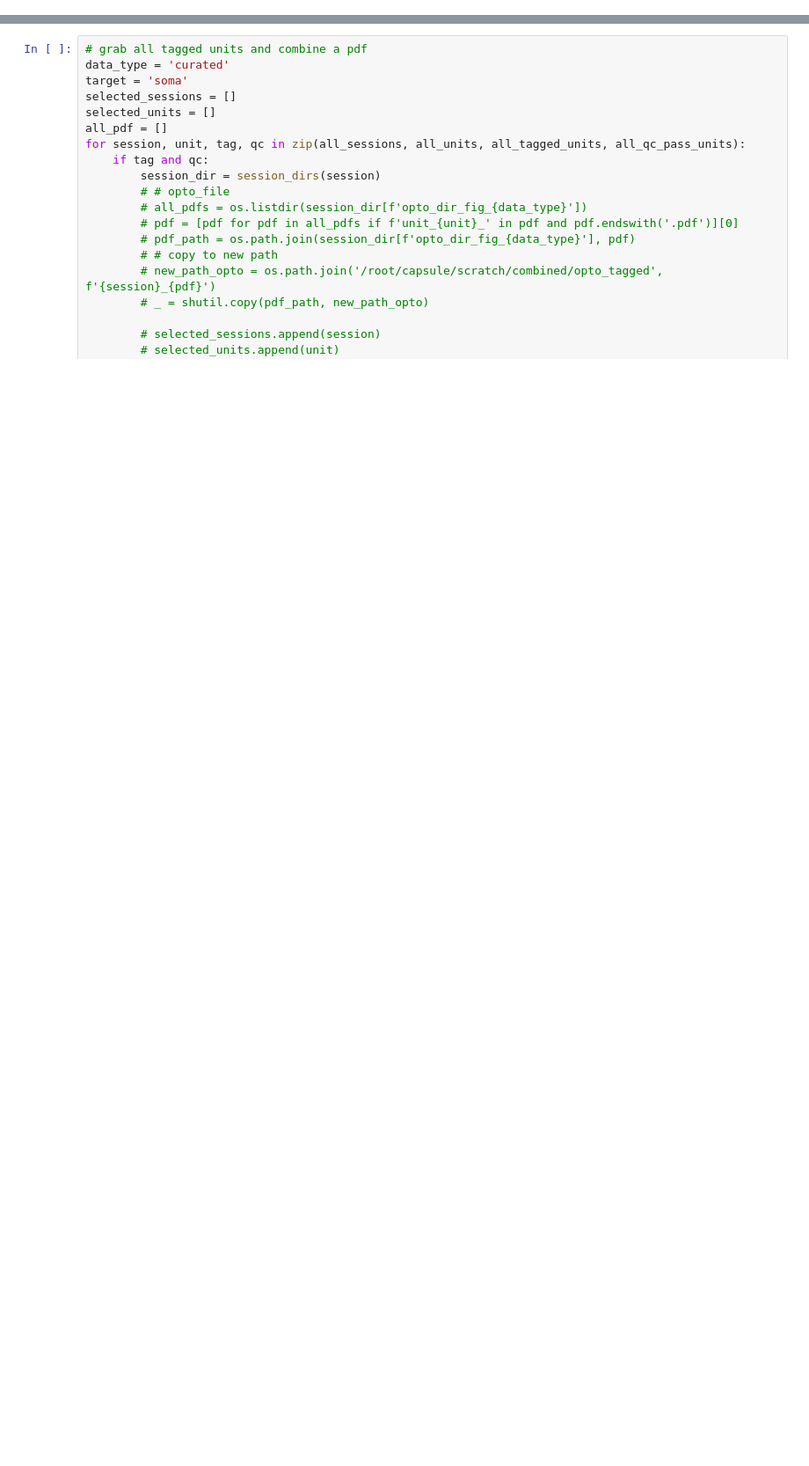
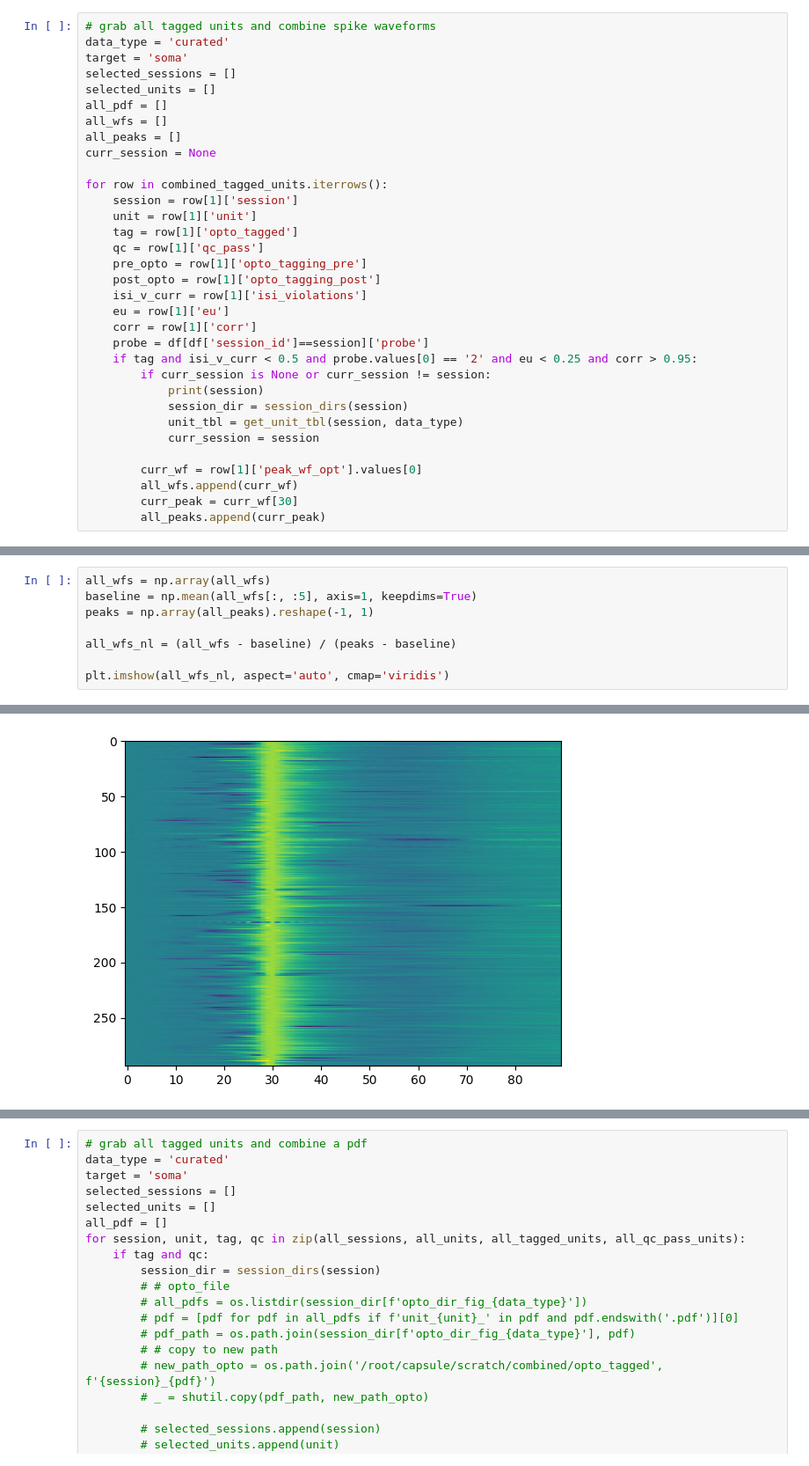
Before and after one commit to AllenNeuralDynamics/aind-beh-ephys-analysis, a Jupyter notebook: code/beh_ephys_analysis/count_neurons.ipynb, the cells around one changed output, grey strips where cells are left out. Shown at 88% size. Cells and saved outputs as stored; diff of their text form; blank space fills up the shorter version.

```diff
--- a/code/beh_ephys_analysis/count_neurons.ipynb
+++ b/code/beh_ephys_analysis/count_neurons.ipynb
@@ -147,0 +430,33 @@ Processing behavior_754897_2025-03-14_11-28-53
+# %%
+# grab all tagged units and combine spike waveforms
+data_type = 'curated'
+target = 'soma'
+selected_sessions = []
+selected_units = []
+all_pdf = []
+all_wfs = []
+all_peaks = []
+curr_session = None
+
+for row in combined_tagged_units.iterrows():
+    session = row[1]['session']
+    unit = row[1]['unit']
+    tag = row[1]['opto_tagged']
+    qc = row[1]['qc_pass']
+    pre_opto = row[1]['opto_tagging_pre']
+    post_opto = row[1]['opto_tagging_post']
+    isi_v_curr = row[1]['isi_violations']
+    eu = row[1]['eu']
+    corr = row[1]['corr']
+    probe = df[df['session_id']==session]['probe']
+    if tag and isi_v_curr < 0.5 and probe.values[0] == '2' and eu < 0.25 and corr > 0.95:
+        if curr_session is None or curr_session != session:
+            print(session)
+            session_dir = session_dirs(session)
+            unit_tbl = get_unit_tbl(session, data_type)
+            curr_session = session
+
+        curr_wf = row[1]['peak_wf_opt'].values[0]
+        all_wfs.append(curr_wf)
+        curr_peak = curr_wf[30]
+        all_peaks.append(curr_peak)
@@ -147,0 +481,9 @@ Processing behavior_754897_2025-03-14_11-28-53
+# %%
+all_wfs = np.array(all_wfs)
+baseline = np.mean(all_wfs[:, :5], axis=1, keepdims=True)
+peaks = np.array(all_peaks).reshape(-1, 1)
+
+all_wfs_nl = (all_wfs - baseline) / (peaks - baseline)
+
+plt.imshow(all_wfs_nl, aspect='auto', cmap='viridis')
+# %% [output]
@@ -147,0 +491 @@ Processing behavior_754897_2025-03-14_11-28-53
+[figure, added]
```
Also changed, not shown: parts of 26 cells of this notebook, 16 other files.
